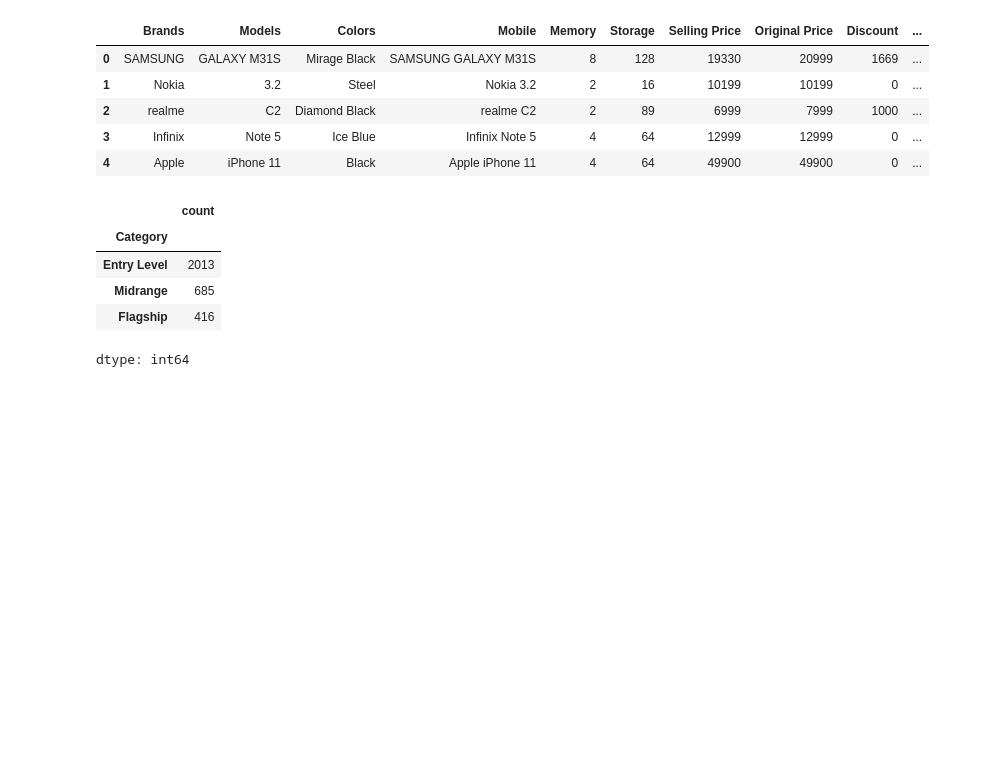
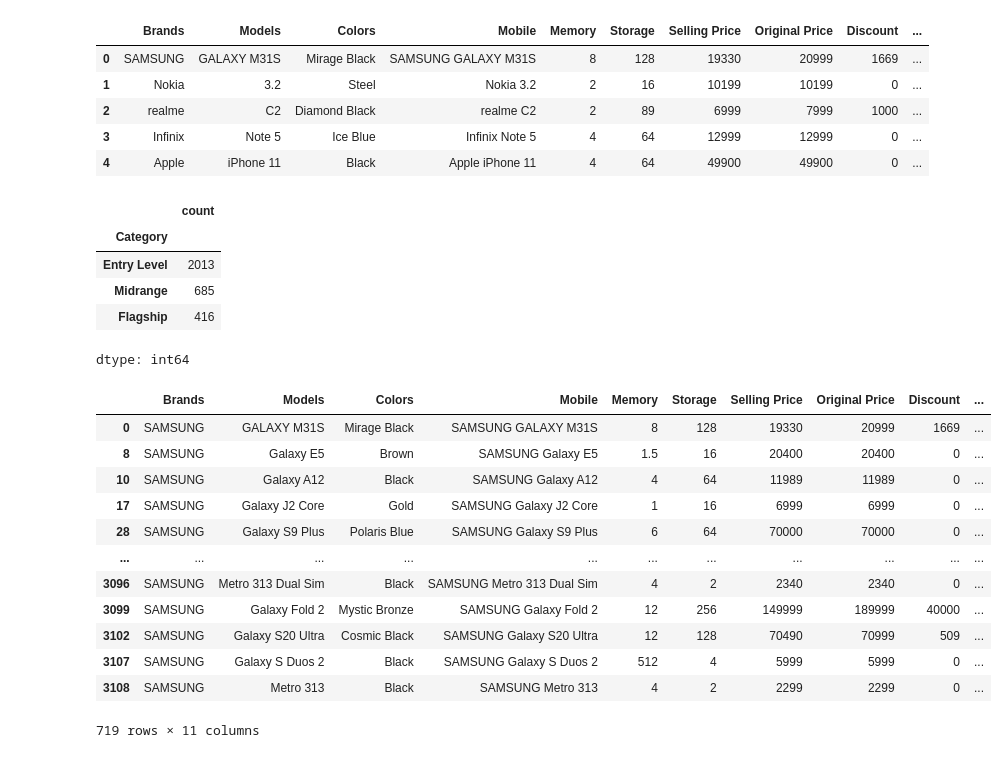
Before and after one commit to HARAJIT05/DATASETS-DATASCIENCE, a Jupyter notebook: Phone.ipynb, the cells around one changed output. Drawn from its saved outputs; the diff is of its cells as text; code cells hidden in the pictures; blank space fills up the shorter version.

```diff
--- a/Phone.ipynb
+++ b/Phone.ipynb
@@ -67,3 +67,20 @@ display(df['Category'].value_counts())
 | Midrange | 685 |
 | Flagship | 416 |
 dtype: int64
+# %%
+samsung_phones = df[df['Brands'] == 'SAMSUNG']
+display(samsung_phones)
+# %% [output]
+|  | Brands | Models | Colors | Mobile | Memory | Storage | Selling Price | Original Price | Discount | ... |
+| 0 | SAMSUNG | GALAXY M31S | Mirage Black | SAMSUNG GALAXY M31S | 8 | 128 | 19330 | 20999 | 1669 | ... |
+| 8 | SAMSUNG | Galaxy E5 | Brown | SAMSUNG Galaxy E5 | 1.5 | 16 | 20400 | 20400 | 0 | ... |
+| 10 | SAMSUNG | Galaxy A12 | Black | SAMSUNG Galaxy A12 | 4 | 64 | 11989 | 11989 | 0 | ... |
+| 17 | SAMSUNG | Galaxy J2 Core | Gold | SAMSUNG Galaxy J2 Core | 1 | 16 | 6999 | 6999 | 0 | ... |
+| 28 | SAMSUNG | Galaxy S9 Plus | Polaris Blue | SAMSUNG Galaxy S9 Plus | 6 | 64 | 70000 | 70000 | 0 | ... |
+| ... | ... | ... | ... | ... | ... | ... | ... | ... | ... | ... |
+| 3096 | SAMSUNG | Metro 313 Dual Sim | Black | SAMSUNG Metro 313 Dual Sim | 4 | 2 | 2340 | 2340 | 0 | ... |
+| 3099 | SAMSUNG | Galaxy Fold 2 | Mystic Bronze | SAMSUNG Galaxy Fold 2 | 12 | 256 | 149999 | 189999 | 40000 | ... |
+| 3102 | SAMSUNG | Galaxy S20 Ultra | Cosmic Black | SAMSUNG Galaxy S20 Ultra | 12 | 128 | 70490 | 70999 | 509 | ... |
+| 3107 | SAMSUNG | Galaxy S Duos 2 | Black | SAMSUNG Galaxy S Duos 2 | 512 | 4 | 5999 | 5999 | 0 | ... |
+| 3108 | SAMSUNG | Metro 313 | Black | SAMSUNG Metro 313 | 4 | 2 | 2299 | 2299 | 0 | ... |
+719 rows × 11 columns
```
Also changed, not shown: parts of 4 cells of this notebook.
